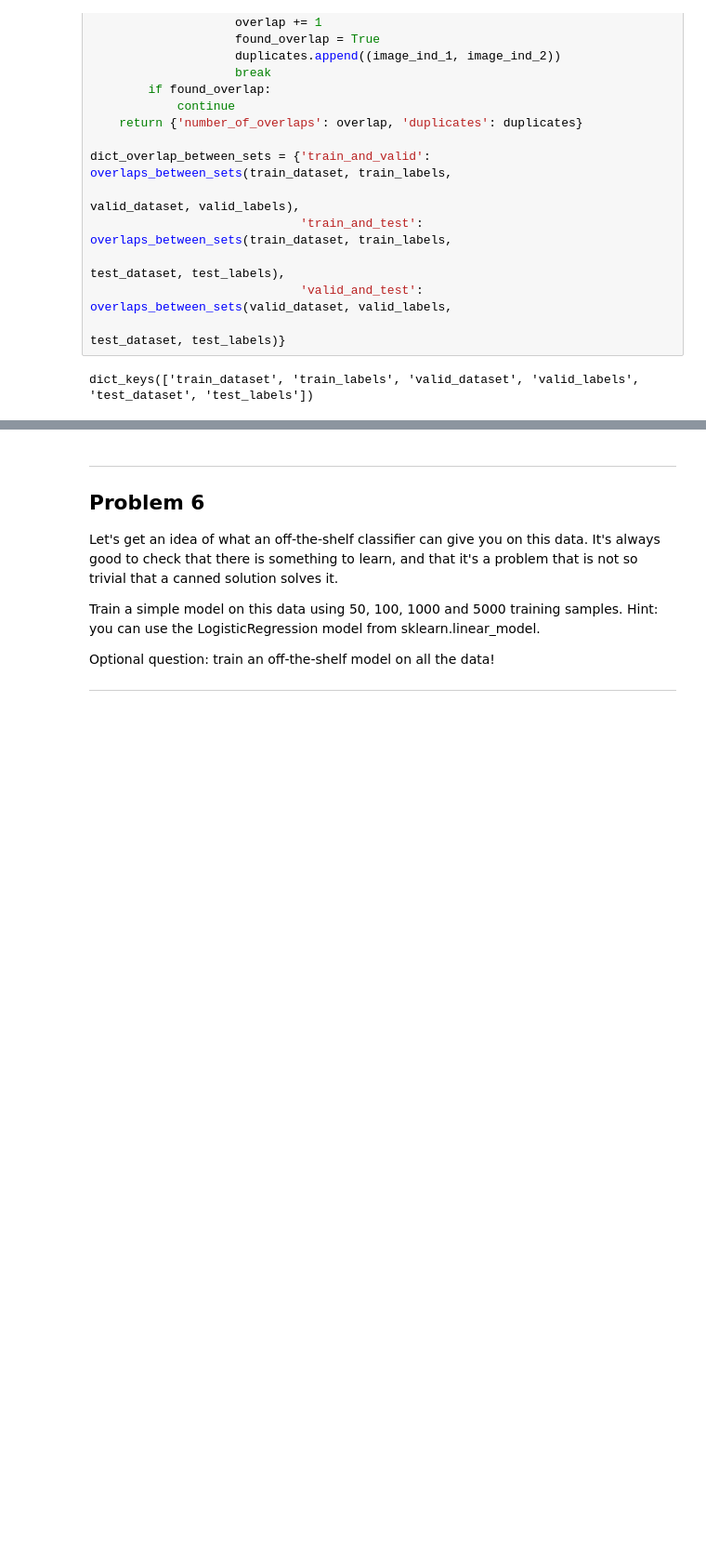
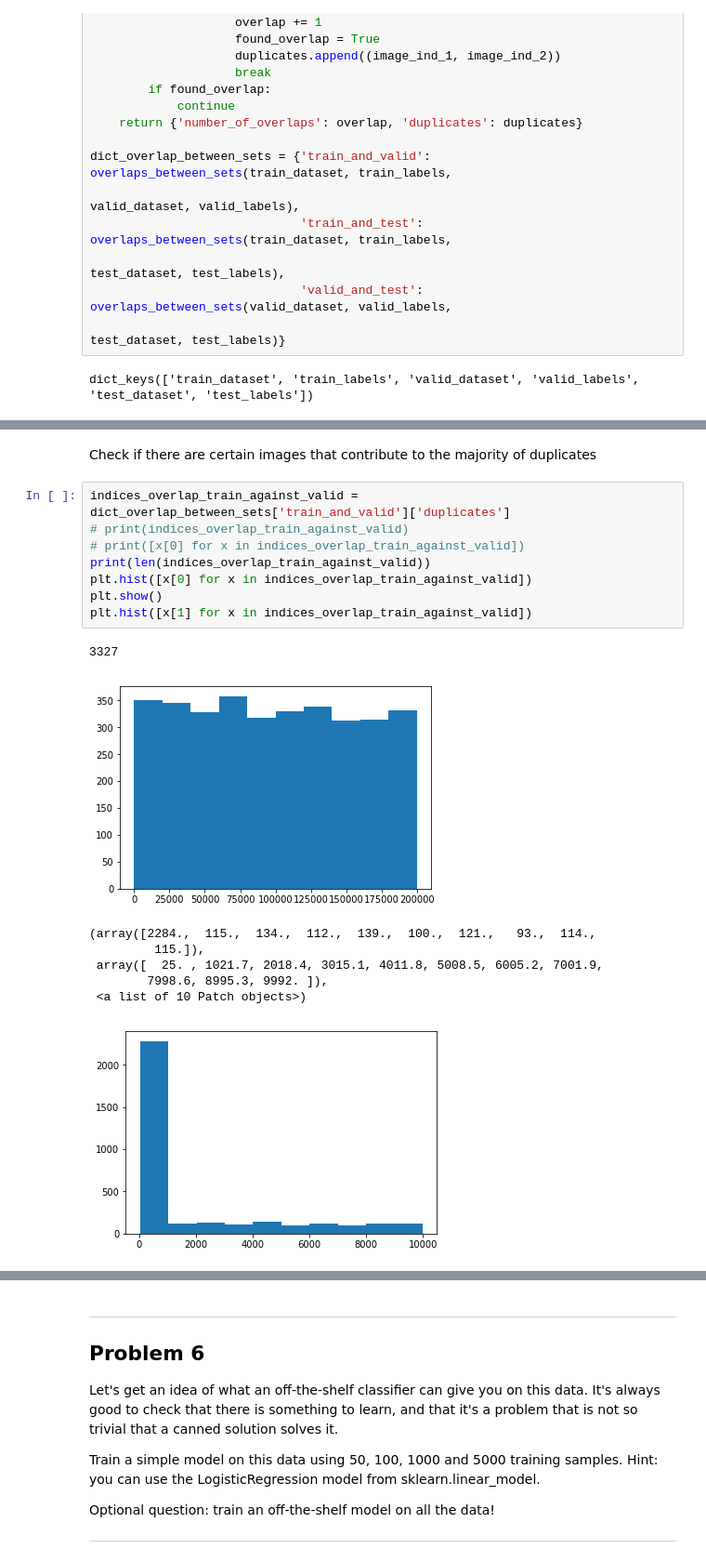
Before and after one commit to hjerpe/udacity-deep-learning, a Jupyter notebook: 1_notmnist.ipynb, the cells around one changed output, grey strips where cells are left out. Shown: that part at 93% size. Cells and saved outputs as stored; diff of their text form; blank space fills up the shorter version.

Commit message:
sanitizing training data

```diff
--- a/1_notmnist.ipynb
+++ b/1_notmnist.ipynb
@@ -479,0 +447,19 @@ for ind in range(len(train_labels)):
+# %% [markdown]
+Check if there are certain images that contribute to the majority of duplicates
+# %%
+indices_overlap_train_against_valid = dict_overlap_between_sets['train_and_valid']['duplicates']
+# print(indices_overlap_train_against_valid)
+# print([x[0] for x in indices_overlap_train_against_valid])
+print(len(indices_overlap_train_against_valid))
+plt.hist([x[0] for x in indices_overlap_train_against_valid])
+plt.show()
+plt.hist([x[1] for x in indices_overlap_train_against_valid])
+# %% [output]
+3327
+[figure, added]
+(array([2284.,  115.,  134.,  112.,  139.,  100.,  121.,   93.,  114.,
+         115.]),
+ array([  25. , 1021.7, 2018.4, 3015.1, 4011.8, 5008.5, 6005.2, 7001.9,
+        7998.6, 8995.3, 9992. ]),
+ <a list of 10 Patch objects>)
+[figure, added]
```
Also changed, not shown: parts of 8 cells of this notebook.
